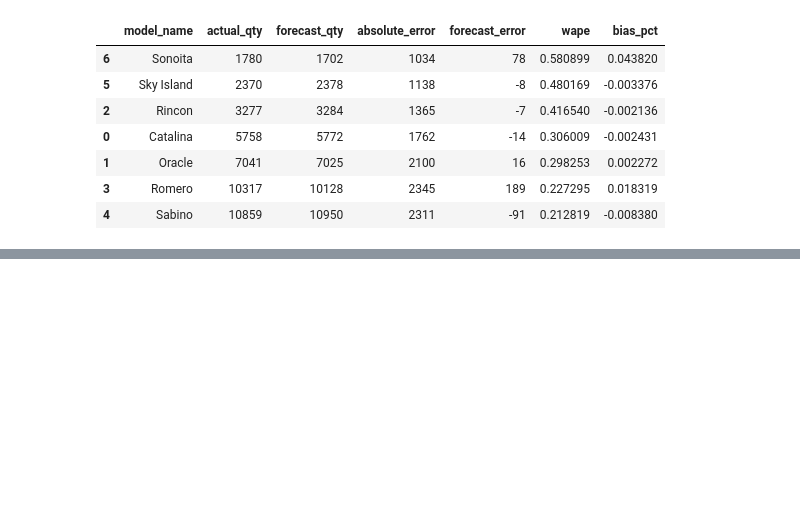
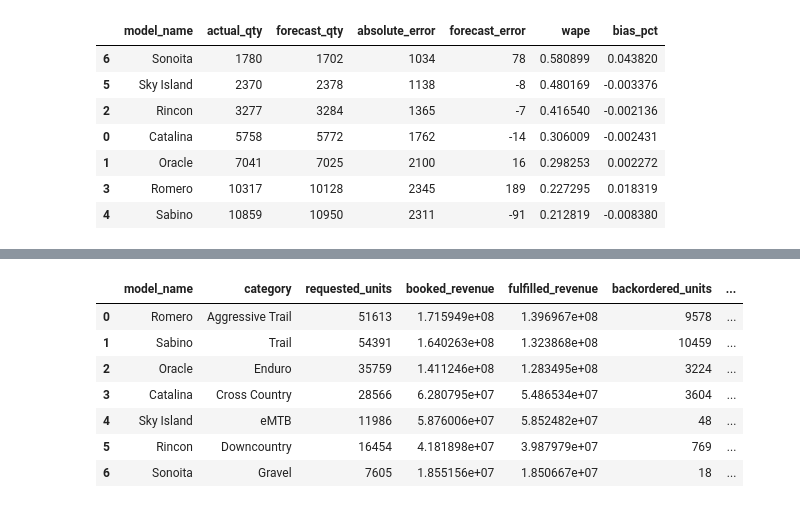
Before and after one commit to samuellettes/sonoran-cycles-supply-chain-analytics, a Jupyter notebook: notebooks/03_Validation.ipynb, the cells around one changed output, grey strips where cells are left out. Cells and saved outputs as stored; diff of their text form; code cells hidden in the pictures; blank space fills up the shorter version.

```diff
--- a/notebooks/03_Validation.ipynb
+++ b/notebooks/03_Validation.ipynb
@@ -261,0 +352,31 @@ analytics_tables["forecast_accuracy_by_model"].head()
+# %%
+query = """
+SELECT
+    model_name,
+    category,
+    SUM(requested_qty) AS requested_units,
+    ROUND(SUM(extended_price), 2) AS booked_revenue,
+    ROUND(SUM(fulfilled_revenue), 2) AS fulfilled_revenue,
+    SUM(backordered_qty) AS backordered_units,
+    ROUND(
+        CAST(SUM(fulfilled_qty) AS FLOAT) / NULLIF(SUM(requested_qty), 0),
+        3
+    ) AS service_level
+FROM sales_order_lines
+GROUP BY
+    model_name,
+    category
+ORDER BY
+    booked_revenue DESC;
+"""
+
+pd.read_sql_query(query, conn)
+# %% [output]
+|  | model_name | category | requested_units | booked_revenue | fulfilled_revenue | backordered_units | ... |
+| 0 | Romero | Aggressive Trail | 51613 | 1.715949e+08 | 1.396967e+08 | 9578 | ... |
+| 1 | Sabino | Trail | 54391 | 1.640263e+08 | 1.323868e+08 | 10459 | ... |
+| 2 | Oracle | Enduro | 35759 | 1.411246e+08 | 1.283495e+08 | 3224 | ... |
+| 3 | Catalina | Cross Country | 28566 | 6.280795e+07 | 5.486534e+07 | 3604 | ... |
+| 4 | Sky Island | eMTB | 11986 | 5.876006e+07 | 5.852482e+07 | 48 | ... |
+| 5 | Rincon | Downcountry | 16454 | 4.181898e+07 | 3.987979e+07 | 769 | ... |
+| 6 | Sonoita | Gravel | 7605 | 1.855156e+07 | 1.850667e+07 | 18 | ... |
```
Also changed, not shown: parts of 23 cells of this notebook, 5 other files.
